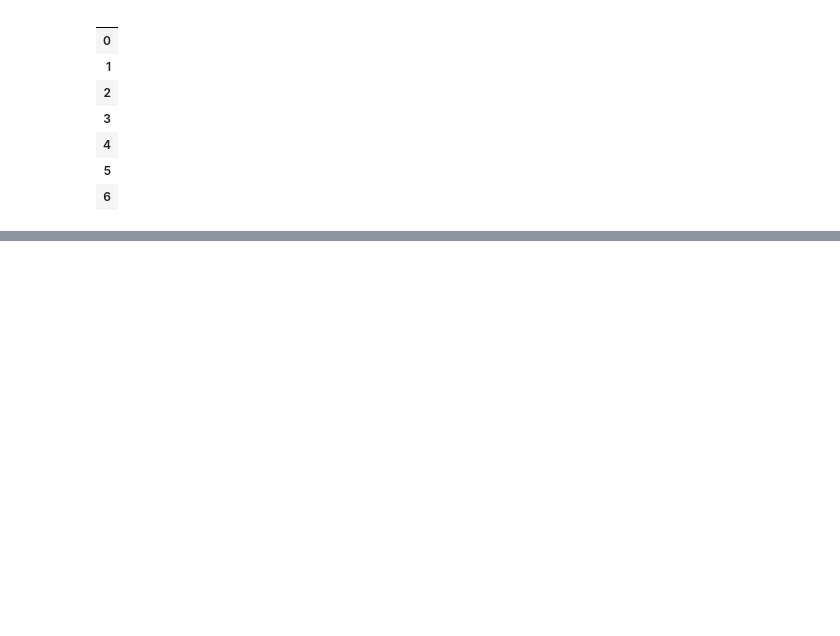
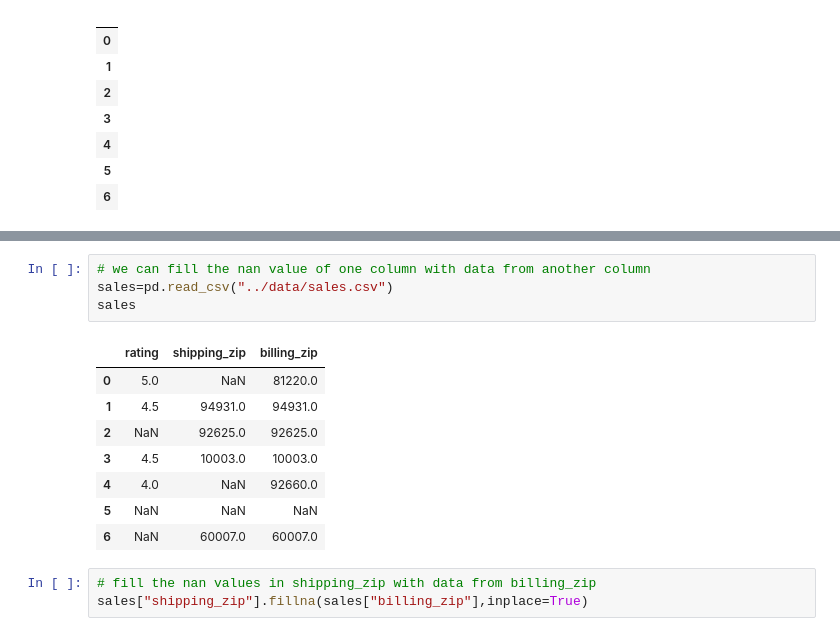
Before and after one commit to the-javascript-jedi/python-projects, a Jupyter notebook: colt-steele/data-analysis-visualization/s_11_working_with_types_na_values/s_2_casting_to_numeric.ipynb, the cells around one changed output, grey strips where cells are left out. Cells and saved outputs as stored; diff of their text form; blank space fills up the shorter version.

```diff
--- a/colt-steele/data-analysis-visualization/s_11_working_with_types_na_values/s_2_casting_to_numeric.ipynb
+++ b/colt-steele/data-analysis-visualization/s_11_working_with_types_na_values/s_2_casting_to_numeric.ipynb
@@ -195,0 +246,16 @@ stats.dropna(axis=1)
+# %%
+# we can fill the nan value of one column with data from another column
+sales=pd.read_csv("../data/sales.csv")
+sales
+# %% [output]
+|  | rating | shipping_zip | billing_zip |
+| 0 | 5.0 | NaN | 81220.0 |
+| 1 | 4.5 | 94931.0 | 94931.0 |
+| 2 | NaN | 92625.0 | 92625.0 |
+| 3 | 4.5 | 10003.0 | 10003.0 |
+| 4 | 4.0 | NaN | 92660.0 |
+| 5 | NaN | NaN | NaN |
+| 6 | NaN | 60007.0 | 60007.0 |
+# %%
+# fill the nan values in shipping_zip with data from billing_zip
+sales["shipping_zip"].fillna(sales["billing_zip"],inplace=True)
```
Also changed, not shown: parts of 6 cells of this notebook.
